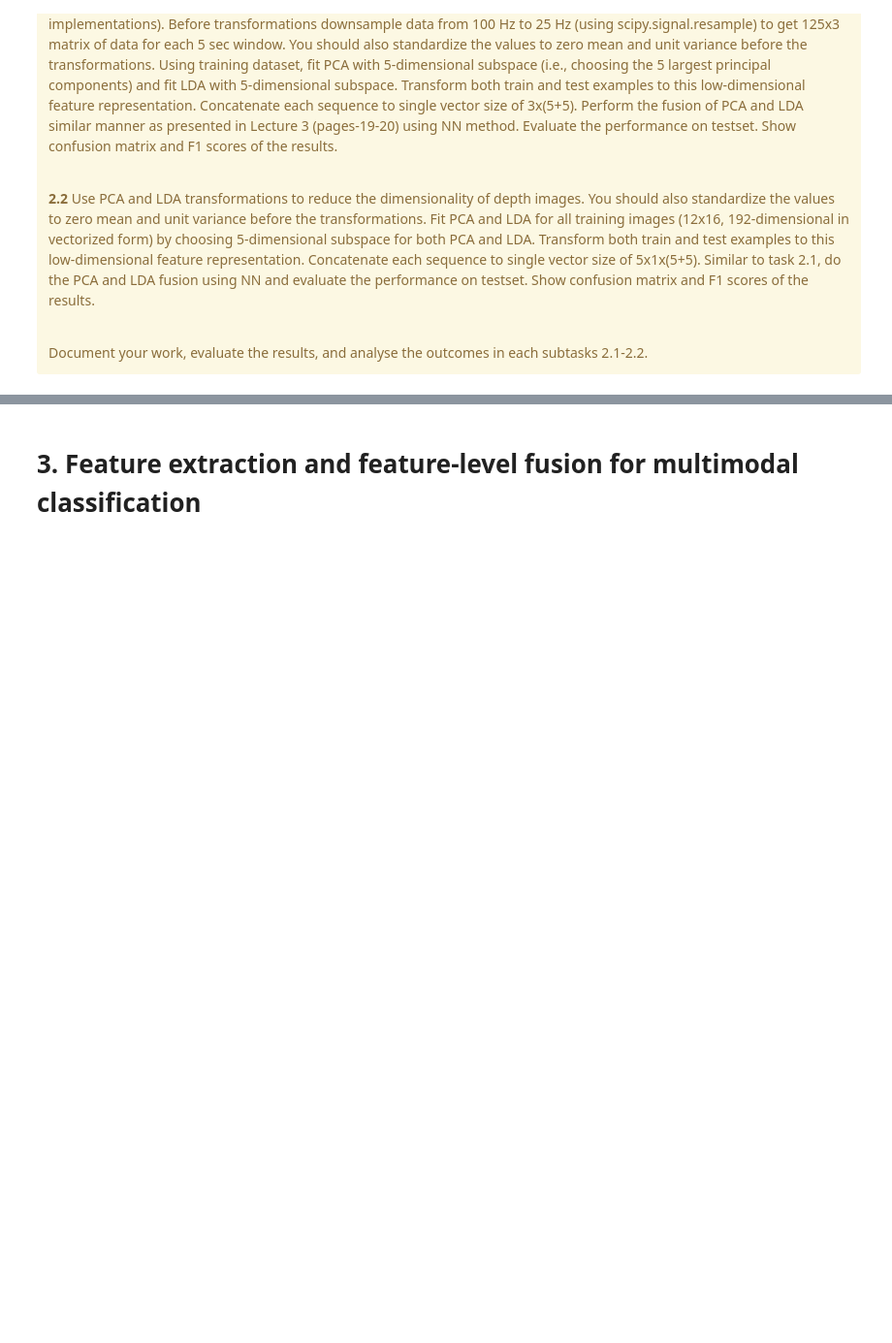
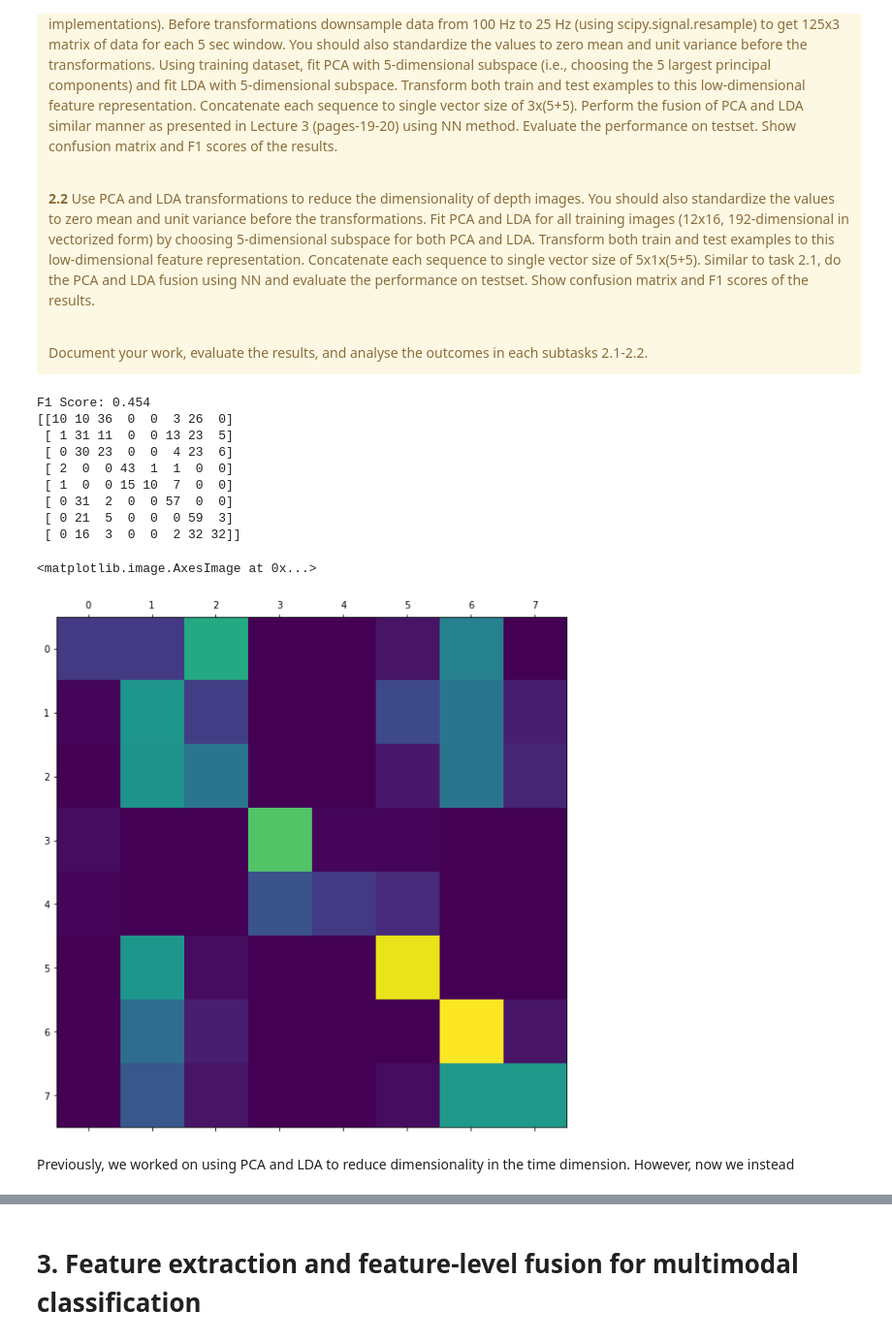
Before and after one commit to loerssoni/datafusion_project, a Jupyter notebook: project-work-MEx-classification.ipynb, the cells around one changed output, grey strips where cells are left out. Shown at 97% size. Cells and saved outputs as stored; diff of their text form; code cells hidden in the pictures; blank space fills up the shorter version.

```diff
--- a/project-work-MEx-classification.ipynb
+++ b/project-work-MEx-classification.ipynb
@@ -135,0 +242,8 @@ Document your work, evaluate the results, and analyse the outcomes in each subta
+# %%
+y_train = trainAccel.index.drop_duplicates().str.split('_').str[1].astype(int)
+y_test = testAccel.index.drop_duplicates().str.split('_').str[1].astype(int)
+# %%
+def index_unstack(X, freq=125):
+    index_tuples = zip(X.index, len(X)//freq * [i for i in range(freq)])
+    X.index = pd.MultiIndex.from_tuples(index_tuples)
+    return X.unstack()
@@ -135,0 +270,47 @@ Document your work, evaluate the results, and analyse the outcomes in each subta
+# %%
+X_train_a = []
+X_test_a = []
+for i in range(3):
+    tr_X = index_unstack(trainAccel[i].copy())
+    ts_X = index_unstack(testAccel[i].copy())
+    tr_X, ts_X = pca_lda_transform(tr_X, ts_X, y_train)
+    X_train_a.append(tr_X)
+    X_test_a.append(ts_X)
+
+X_train_a = np.hstack(X_train_a)
+X_test_a = np.hstack(X_test_a)
+# %%
+pca_inds = [(i // 5)%2 == 0 for i in range(30)]
+lda_inds = [not ind for ind in pca_inds]
+
+def compute_distances(x, X):
+    d_n = ((x - X)**2).sum(1)
+    d_n = (d_n - d_n.min())/(d_n.max()-d_n.min())
+    return d_n
+def predict_nn(test_x, pca_inds, lda_inds):
+    F_n = np.mean([compute_distances(test_x[pca_inds], X_train_a[:,pca_inds]),
+             compute_distances(test_x[lda_inds], X_train_a[:,lda_inds])], 0)
+    return F_n.argmin()
+
+y_pred = y_train[np.apply_along_axis(lambda x: predict_nn(x, pca_inds, lda_inds), 1, X_test_a)]
+# %%
+from sklearn.metrics import f1_score, confusion_matrix
+print('F1 Score: {:.03f}'.format(f1_score(y_test, y_pred, average='macro')))
+conf_m = confusion_matrix(y_test, y_pred)
+print(conf_m)
+fig, ax = plt.subplots(1, figsize=(10,10))
+ax.matshow(conf_m)
+# %% [output]
+F1 Score: 0.454
+[[10 10 36  0  0  3 26  0]
+ [ 1 31 11  0  0 13 23  5]
+ [ 0 30 23  0  0  4 23  6]
+ [ 2  0  0 43  1  1  0  0]
+ [ 1  0  0 15 10  7  0  0]
+ [ 0 31  2  0  0 57  0  0]
+ [ 0 21  5  0  0  0 59  3]
+ [ 0 16  3  0  0  2 32 32]]
+<matplotlib.image.AxesImage at 0x...>
+[figure, added]
+# %% [markdown]
+Previously, we worked on using PCA and LDA to reduce dimensionality in the time dimension. However, now we instead
```
Also changed, not shown: parts of 28 cells of this notebook.
